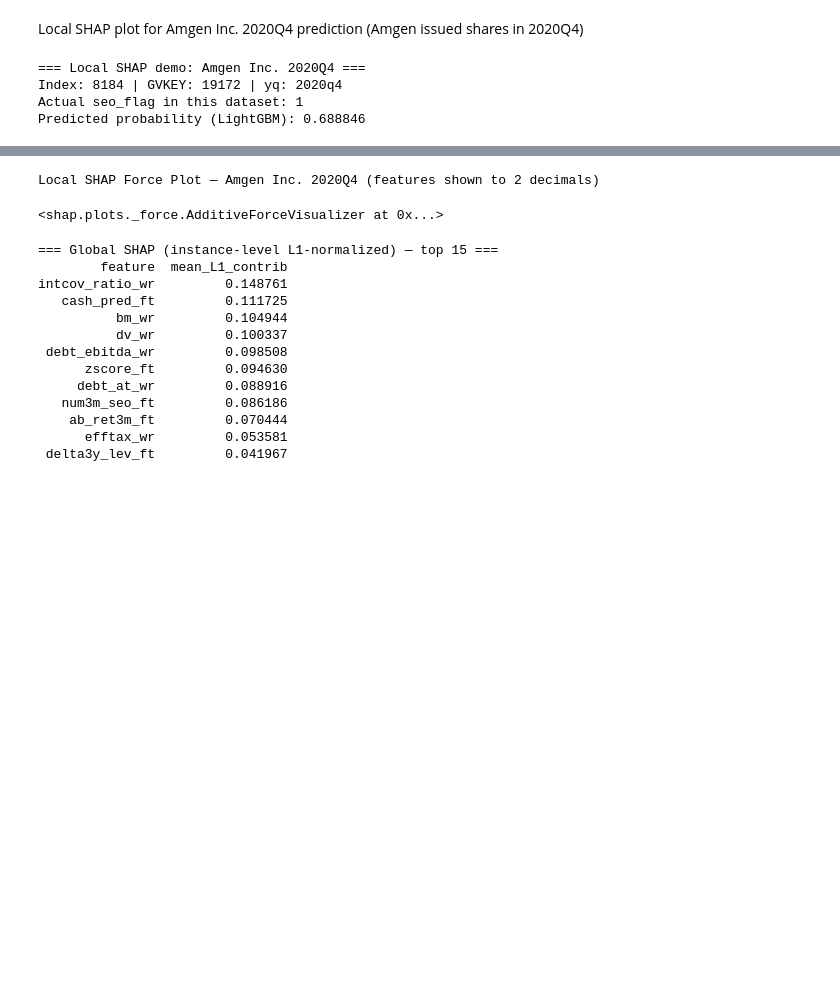
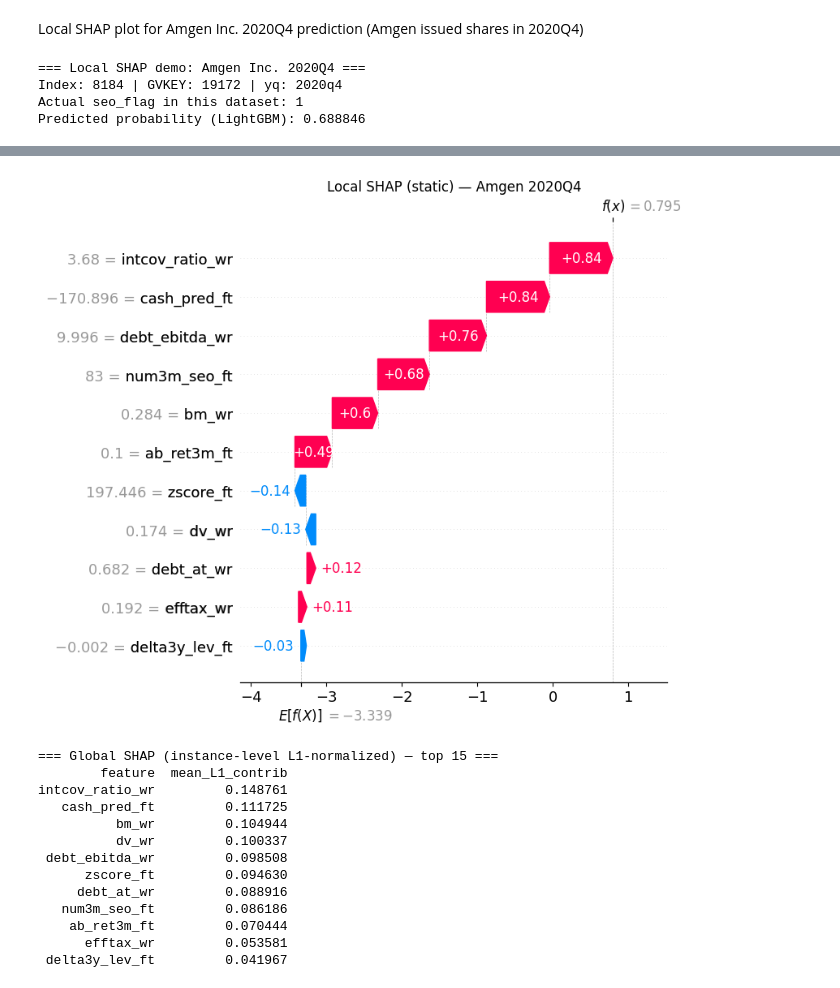
Before and after one commit to helenlu-vbs/AI-for-Corporate-Finance-UGent-, a Jupyter notebook: AICF_classification_2026.ipynb, the cells around one changed output, grey strips where cells are left out. Cells and saved outputs as stored; diff of their text form; code cells hidden in the pictures; blank space fills up the shorter version.

```diff
--- a/AICF_classification_2026.ipynb
+++ b/AICF_classification_2026.ipynb
@@ -312,16 +312,29 @@ print(f"Predicted probability (LightGBM): {p_amgen:.6f}")
 # Local force plot (NO winsorization; show 2 decimals in displayed features)
 amgen_features_2dp = X_display.loc[amgen_idx, features].astype(float).round(2)
 
-shap.initjs()
+from pathlib import Path
+import matplotlib.pyplot as plt
+import shap
 
-print(f"Local SHAP Force Plot — Amgen Inc. 2020Q4 (features shown to 2 decimals)")
+Path("figures").mkdir(exist_ok=True)
 
-shap.force_plot(
-    base_value,
-    shap_values[amgen_pos],
-    amgen_features_2dp,   # display only
+def save_and_show(fname):
+    plt.tight_layout()
+    plt.savefig(f"figures/{fname}", dpi=300, bbox_inches="tight")
+    plt.show()
+    plt.close()
+
+# Build a SHAP Explanation for Amgen row
+amgen_exp = shap.Explanation(
+    values=shap_values[amgen_pos],
+    base_values=base_value,
+    data=X_display.loc[amgen_idx, features].values,
     feature_names=features
 )
+
+shap.plots.waterfall(amgen_exp, max_display=12, show=False)
+plt.title("Local SHAP (static) — Amgen 2020Q4")
+save_and_show("amgen_2020q4_local_shap_waterfall.png")
 # %% [output]
 === Local SHAP demo: Amgen Inc. 2020Q4 ===
 Index: 8184 | GVKEY: 19172 | yq: 2020q4
@@ -331,5 +343,4 @@ Predicted probability (LightGBM): 0.688846
-Local SHAP Force Plot — Amgen Inc. 2020Q4 (features shown to 2 decimals)
-<shap.plots._force.AdditiveForceVisualizer at 0x...>
+[figure, added]
 # %%
 
 # ----------------------------------------------------------
```
Also changed, not shown: parts of 2 cells of this notebook.
